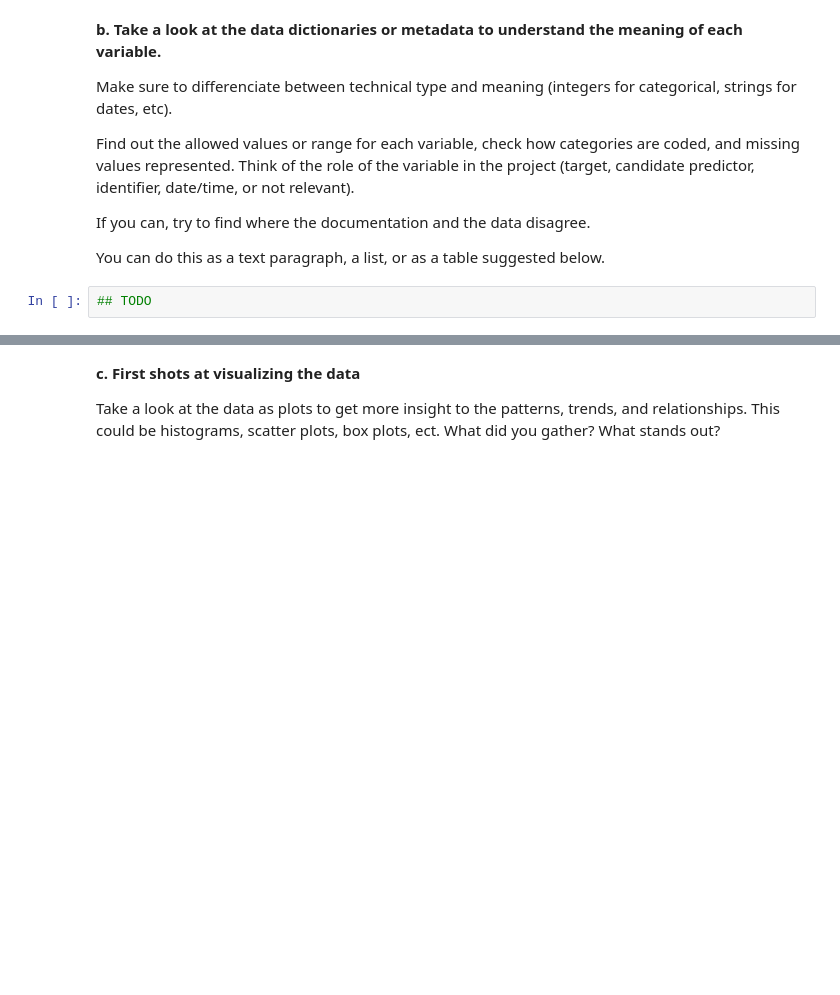
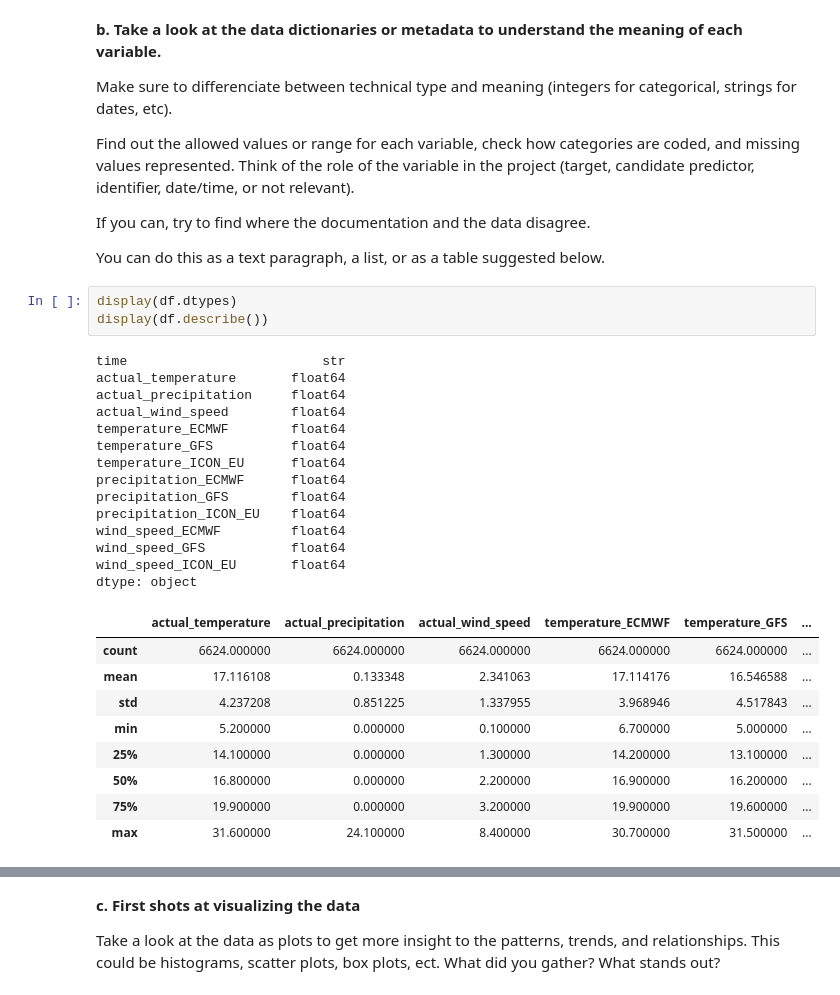
Before and after one commit to MarkenNisu/Machine_Learning_For_Weather, a Jupyter notebook: IDS2026_HW07.ipynb, the cells around one changed output, grey strips where cells are left out. Cells and saved outputs as stored; diff of their text form; blank space fills up the shorter version.

```diff
--- a/IDS2026_HW07.ipynb
+++ b/IDS2026_HW07.ipynb
@@ -158,5 +174,30 @@ If you can, try to find where the documentation and the data disagree.
 
 You can do this as a text paragraph, a list, or as a table suggested below.
 # %%
-## TODO
+display(df.dtypes)
+display(df.describe())
+# %% [output]
+time                         str
+actual_temperature       float64
+actual_precipitation     float64
+actual_wind_speed        float64
+temperature_ECMWF        float64
+temperature_GFS          float64
+temperature_ICON_EU      float64
+precipitation_ECMWF      float64
+precipitation_GFS        float64
+precipitation_ICON_EU    float64
+wind_speed_ECMWF         float64
+wind_speed_GFS           float64
+wind_speed_ICON_EU       float64
+dtype: object
+|  | actual_temperature | actual_precipitation | actual_wind_speed | temperature_ECMWF | temperature_GFS | ... |
+| count | 6624.000000 | 6624.000000 | 6624.000000 | 6624.000000 | 6624.000000 | ... |
+| mean | 17.116108 | 0.133348 | 2.341063 | 17.114176 | 16.546588 | ... |
+| std | 4.237208 | 0.851225 | 1.337955 | 3.968946 | 4.517843 | ... |
+| min | 5.200000 | 0.000000 | 0.100000 | 6.700000 | 5.000000 | ... |
+| 25% | 14.100000 | 0.000000 | 1.300000 | 14.200000 | 13.100000 | ... |
+| 50% | 16.800000 | 0.000000 | 2.200000 | 16.900000 | 16.200000 | ... |
+| 75% | 19.900000 | 0.000000 | 3.200000 | 19.900000 | 19.600000 | ... |
+| max | 31.600000 | 24.100000 | 8.400000 | 30.700000 | 31.500000 | ... |
 # %% [markdown]
```
Also changed, not shown: parts of 15 cells of this notebook, 2 other files.
